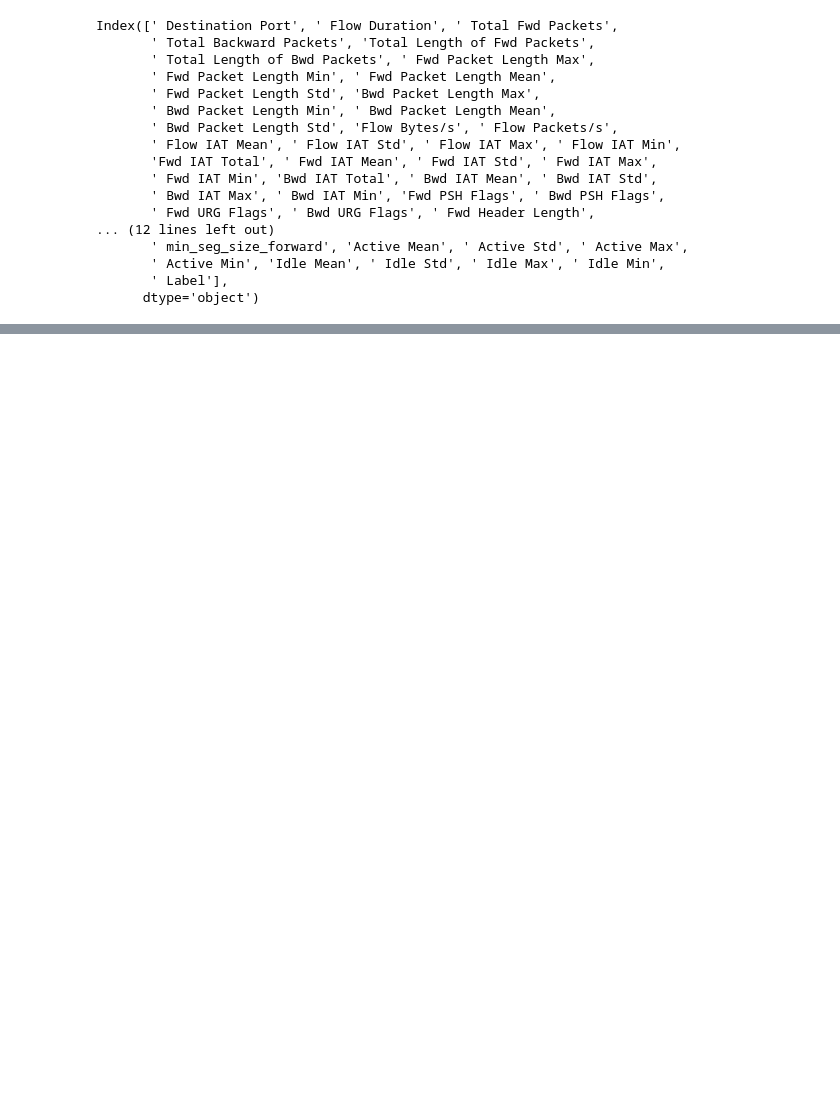
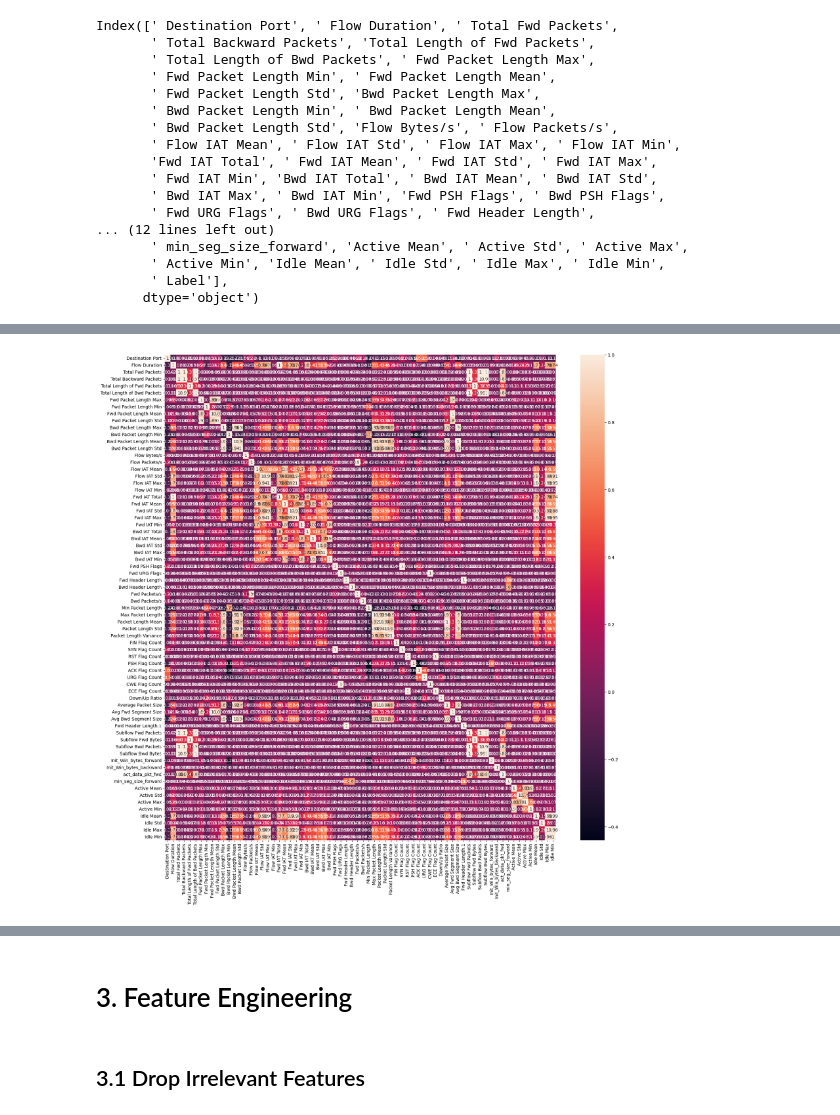
Before and after one commit to KostasEreksonas/IDS_test, a Jupyter notebook: CIC_IDS2017.ipynb, the cells around one changed output, grey strips where cells are left out. Drawn from its saved outputs; the diff is of its cells as text; code cells hidden in the pictures; blank space fills up the shorter version.

```diff
--- a/CIC_IDS2017.ipynb
+++ b/CIC_IDS2017.ipynb
@@ -287,0 +307,3 @@ from  sklearn.preprocessing import LabelBinarizer
+# %%
+X = data.drop([' Label'], axis=1)
+y = data[' Label']
@@ -287,0 +374,3 @@ from  sklearn.preprocessing import LabelBinarizer
+# %%
+%%time
+corr_matrix = X.corr()
@@ -287,0 +382,4 @@ from  sklearn.preprocessing import LabelBinarizer
+# %%
+corr_matrix = corr_matrix.dropna(axis=0, how='all')
+irrelevant_features = corr_matrix.columns[corr_matrix.isna().any()].tolist()
+corr_matrix = corr_matrix.dropna(axis=1, how='all')
@@ -287,0 +413,7 @@ from  sklearn.preprocessing import LabelBinarizer
+# %%
+%%time
+fig, ax = plt.subplots(figsize=(20,20))
+sns.heatmap(corr_matrix, annot=True)
+plt.show()
+# %% [output]
+[figure, added]
@@ -287,0 +422,4 @@ from  sklearn.preprocessing import LabelBinarizer
+# %% [markdown]
+# 3. Feature Engineering
+# %% [markdown]
+## 3.1 Drop Irrelevant Features
```
Also changed, not shown: parts of 69 cells of this notebook.
